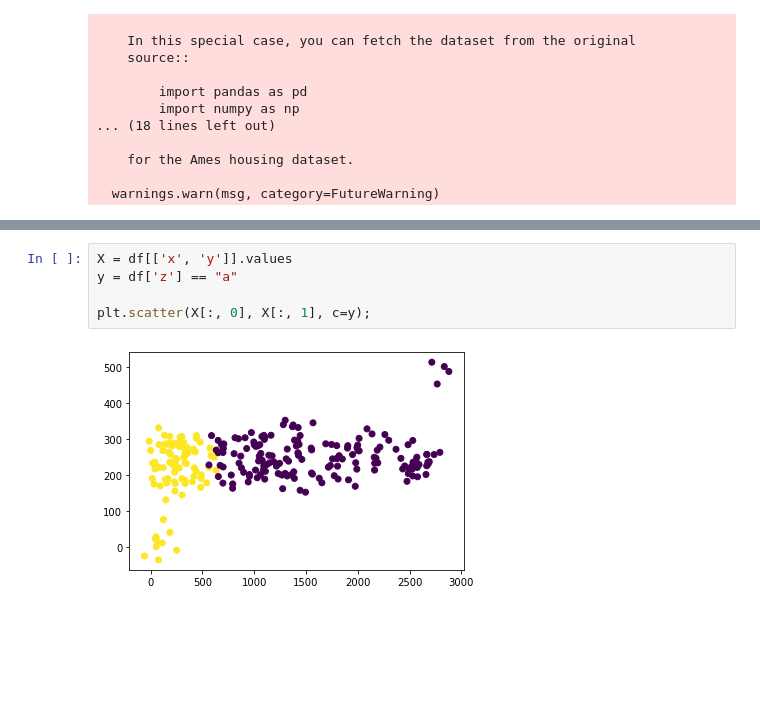
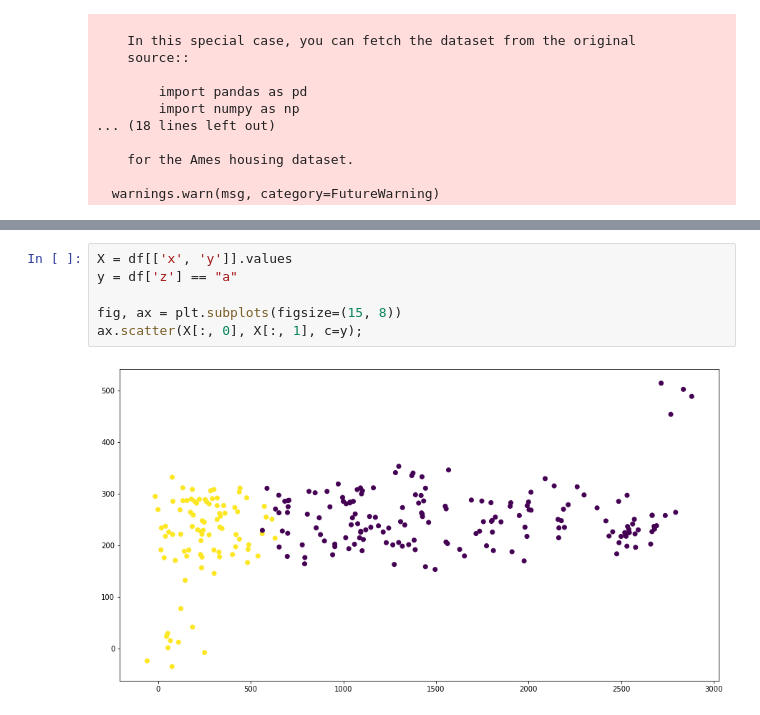
Before and after one commit to AiPrabhat/machine_learning, a Jupyter notebook: vincent/sklearn.ipynb, the cells around one changed output, grey strips where cells are left out. Cells and saved outputs as stored; diff of their text form; blank space fills up the shorter version.

```diff
--- a/vincent/sklearn.ipynb
+++ b/vincent/sklearn.ipynb
@@ -97,7 +119,8 @@ df.headd()
 # %%
 X = df[['x', 'y']].values
 y = df['z'] == "a"
 
-plt.scatter(X[:, 0], X[:, 1], c=y);
+fig, ax = plt.subplots(figsize=(15, 8))
+ax.scatter(X[:, 0], X[:, 1], c=y);
 # %% [output]
-[figure, old version]
+[figure, new version]
```
Also changed, not shown: parts of 8 cells of this notebook.
